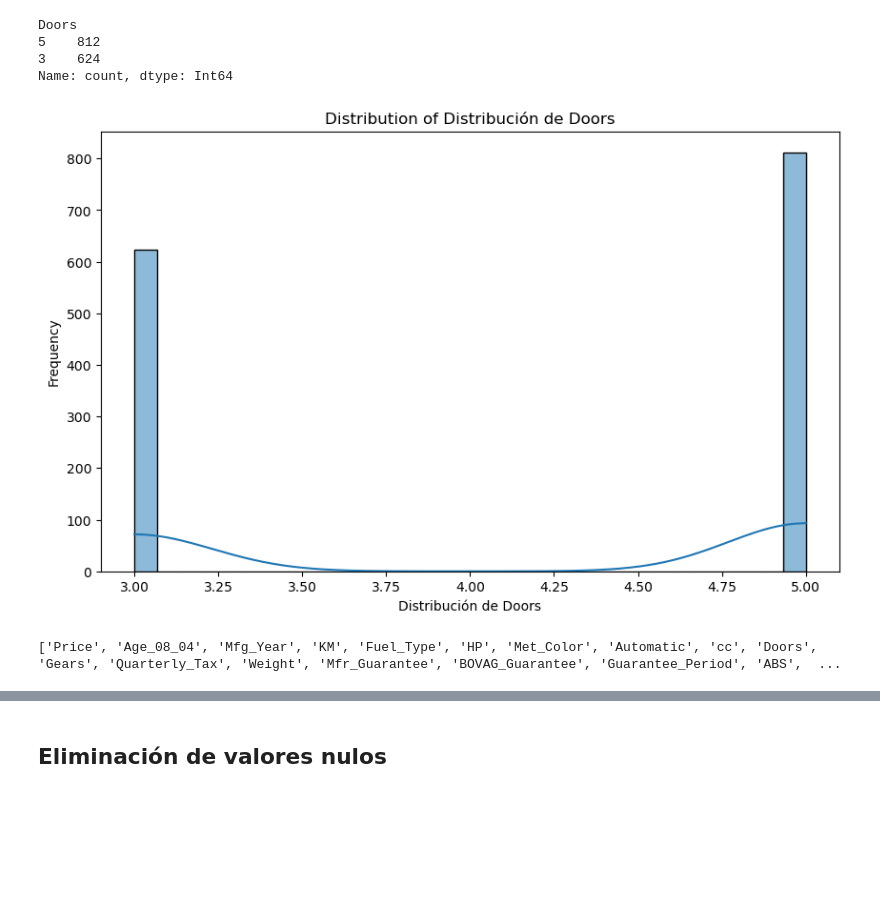
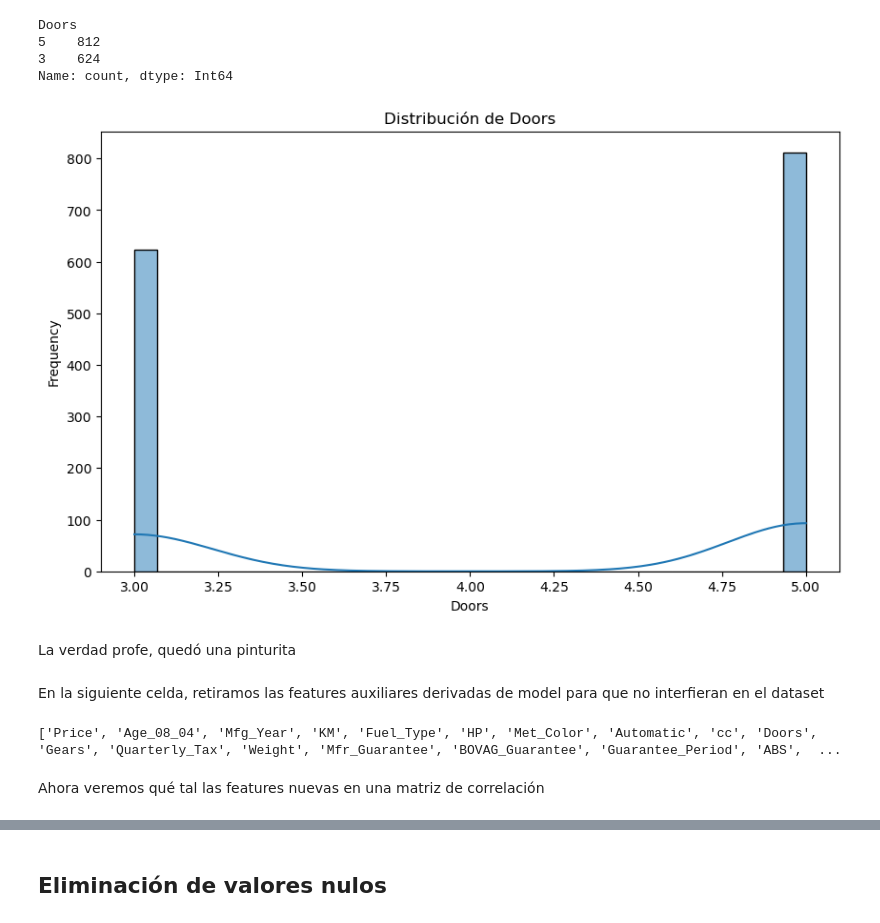
Before and after one commit to alvarotoledo01/parcial_toyotaCorolla, a Jupyter notebook: clean_data.ipynb, the cells around one changed output, grey strips where cells are left out. Cells and saved outputs as stored; diff of their text form; code cells hidden in the pictures; blank space fills up the shorter version.

Commit message:
agregando analisis de las nuevas features extraidas de model

```diff
--- a/clean_data.ipynb
+++ b/clean_data.ipynb
@@ -571,9 +586,13 @@ Doors
 3    624
 Name: count, dtype: Int64
 # %%
-hist = histogram(df["Doors"], title="Distribución de Doors")
+hist = histogram(df["Doors"], title="Doors")
 # %% [output]
-[figure, old version]
+[figure, new version]
+# %% [markdown]
+La verdad profe, quedó una pinturita
+# %% [markdown]
+En la siguiente celda, retiramos las features auxiliares derivadas de model para que no interfieran en el dataset
 # %%
 df.drop(
     columns=["Model", "Model_Clean", "Model_Len", "Model_Words"],
@@ -584,3 +603,5 @@ df.drop(
 print(df.columns.tolist())
 # %% [output]
 ['Price', 'Age_08_04', 'Mfg_Year', 'KM', 'Fuel_Type', 'HP', 'Met_Color', 'Automatic', 'cc', 'Doors', 'Gears', 'Quarterly_Tax', 'Weight', 'Mfr_Guarantee', 'BOVAG_Guarantee', 'Guarantee_Period', 'ABS',  ...
+# %% [markdown]
+Ahora veremos qué tal las features nuevas en una matriz de correlación
```
Also changed, not shown: parts of 16 cells of this notebook.
